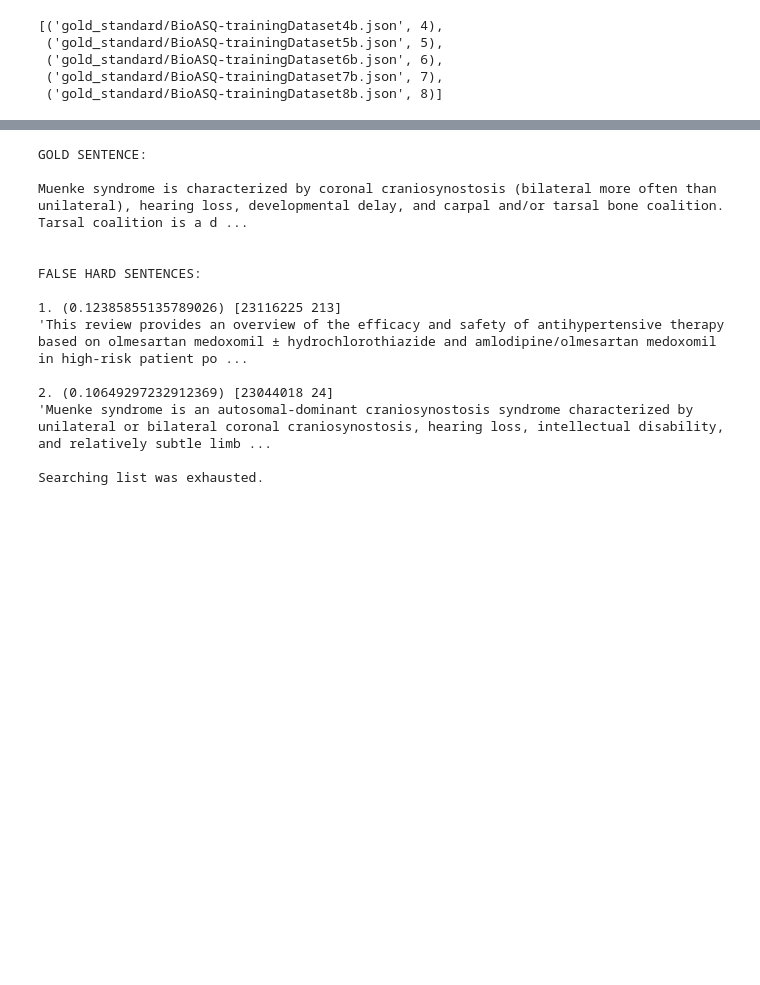
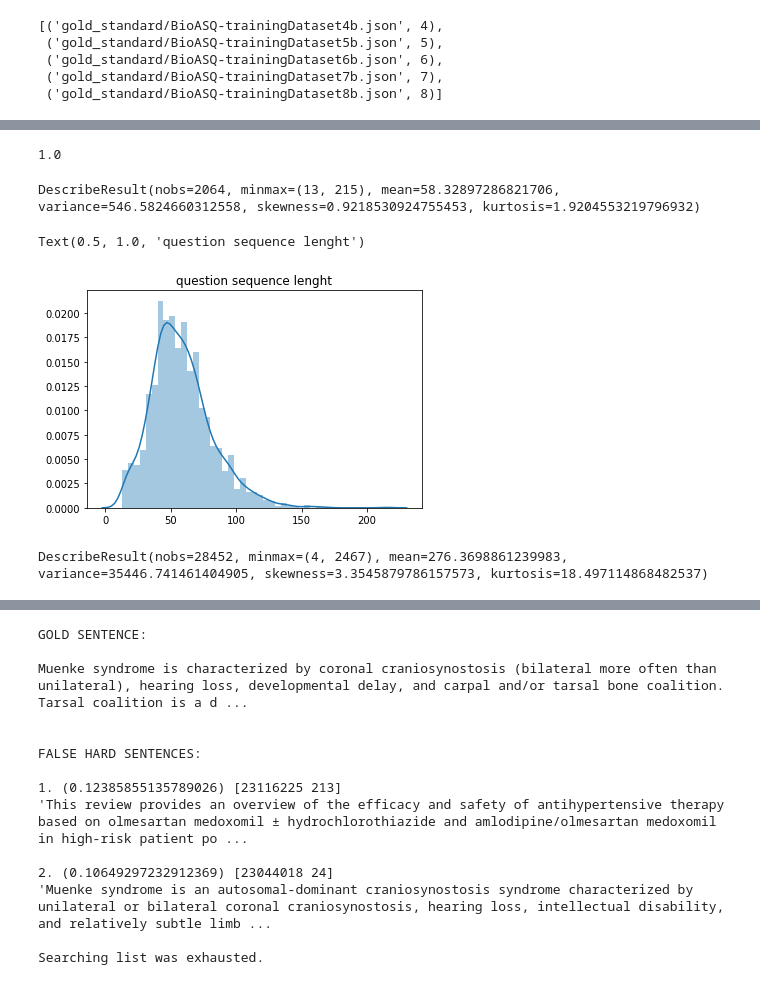
Before and after one commit to andresrosso/bioasqdataset, a Jupyter notebook: QAPair.ipynb, the cells around one changed output, grey strips where cells are left out. Saved outputs shown, nothing was run; the diff lists cells and outputs as text; code cells hidden in the pictures; blank space fills up the shorter version.

```diff
--- a/QAPair.ipynb
+++ b/QAPair.ipynb
@@ -65,3 +102,7 @@ array([ 0.14887991, -0.55898568, -0.46558396, -0.47485176, -0.14581406,
+# %%
+biosent_similarity('test','test')
+# %% [output]
+1.0
 # %%
 def get_answer_id(answer):
     return answer['document'].split('/')[-1]
@@ -97,0 +185,13 @@ def build_pair(question, answer, trainset, is_answer, doc_related, bioSentVecCos
+# %%
+data_stats['len_seq_q_stats']
+# %% [output]
+DescribeResult(nobs=2064, minmax=(13, 215), mean=58.32897286821706, variance=546.5824660312558, skewness=0.9218530924755453, kurtosis=1.9204553219796932)
+# %%
+sns.distplot(data_stats['seq_q']).set_title('question sequence lenght')
+# %% [output]
+Text(0.5, 1.0, 'question sequence lenght')
+[figure, added]
+# %%
+data_stats['len_seq_a_stats']
+# %% [output]
+DescribeResult(nobs=28452, minmax=(4, 2467), mean=276.3698861239983, variance=35446.741461404905, skewness=3.3545879786157573, kurtosis=18.497114868482537)
```
Also changed, not shown: parts of 48 cells of this notebook, 13 other files.
